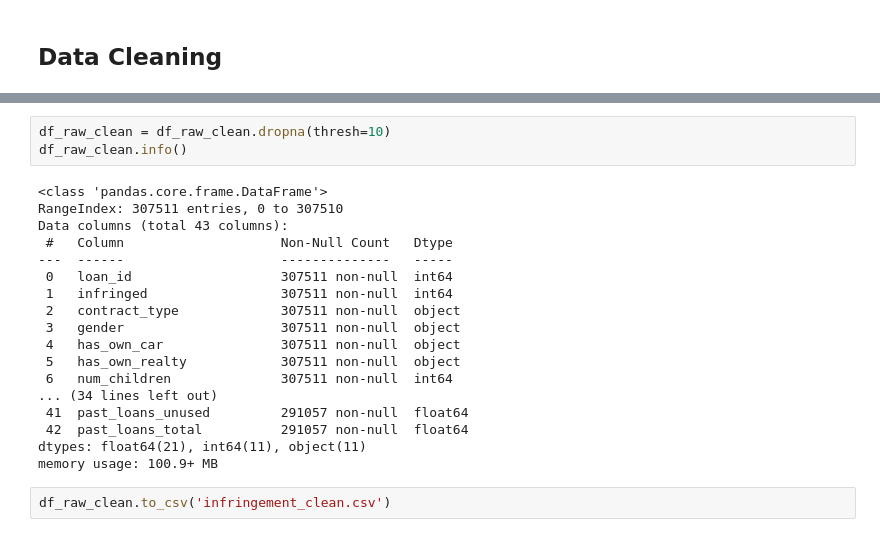
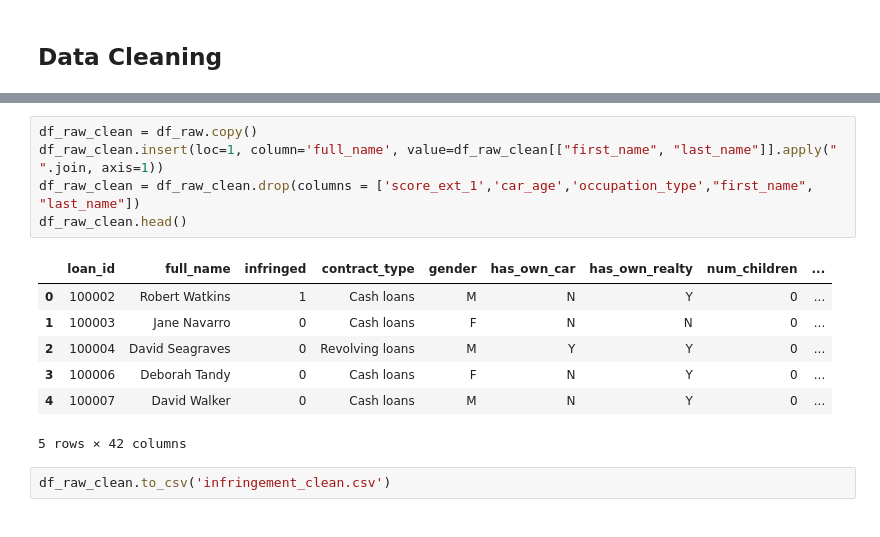
Before and after one commit to bluuuk/security-privacy, a Jupyter notebook: assignment2/code.ipynb, the cells around one changed output, grey strips where cells are left out. Cells and saved outputs as stored; diff of their text form.

```diff
--- a/assignment2/code.ipynb
+++ b/assignment2/code.ipynb
@@ -82,24 +61,16 @@ memory usage: 100.9+ MB
-# %%
-df_raw_clean = df_raw_clean.dropna(thresh=10)
-df_raw_clean.info()
-# %% [output]
-<class 'pandas.core.frame.DataFrame'>
-RangeIndex: 307511 entries, 0 to 307510
-Data columns (total 43 columns):
- #   Column                    Non-Null Count   Dtype
----  ------                    --------------   -----
- 0   loan_id                   307511 non-null  int64
- 1   infringed                 307511 non-null  int64
- 2   contract_type             307511 non-null  object
- 3   gender                    307511 non-null  object
- 4   has_own_car               307511 non-null  object
- 5   has_own_realty            307511 non-null  object
- 6   num_children              307511 non-null  int64
-... (34 lines left out)
- 41  past_loans_unused         291057 non-null  float64
- 42  past_loans_total          291057 non-null  float64
-dtypes: float64(21), int64(11), object(11)
-memory usage: 100.9+ MB
+# %%
+df_raw_clean = df_raw.copy()
+df_raw_clean.insert(loc=1, column='full_name', value=df_raw_clean[["first_name", "last_name"]].apply(" ".join, axis=1))
+df_raw_clean = df_raw_clean.drop(columns = ['score_ext_1','car_age','occupation_type',"first_name", "last_name"])
+df_raw_clean.head()
+# %% [output]
+|  | loan_id | full_name | infringed | contract_type | gender | has_own_car | has_own_realty | num_children | ... |
+| 0 | 100002 | Robert Watkins | 1 | Cash loans | M | N | Y | 0 | ... |
+| 1 | 100003 | Jane Navarro | 0 | Cash loans | F | N | N | 0 | ... |
+| 2 | 100004 | David Seagraves | 0 | Revolving loans | M | Y | Y | 0 | ... |
+| 3 | 100006 | Deborah Tandy | 0 | Cash loans | F | N | Y | 0 | ... |
+| 4 | 100007 | David Walker | 0 | Cash loans | M | N | Y | 0 | ... |
+5 rows × 42 columns
 # %%
 df_raw_clean.to_csv('infringement_clean.csv')
 # %% [markdown]
```
Also changed, not shown: parts of 10 cells of this notebook.
